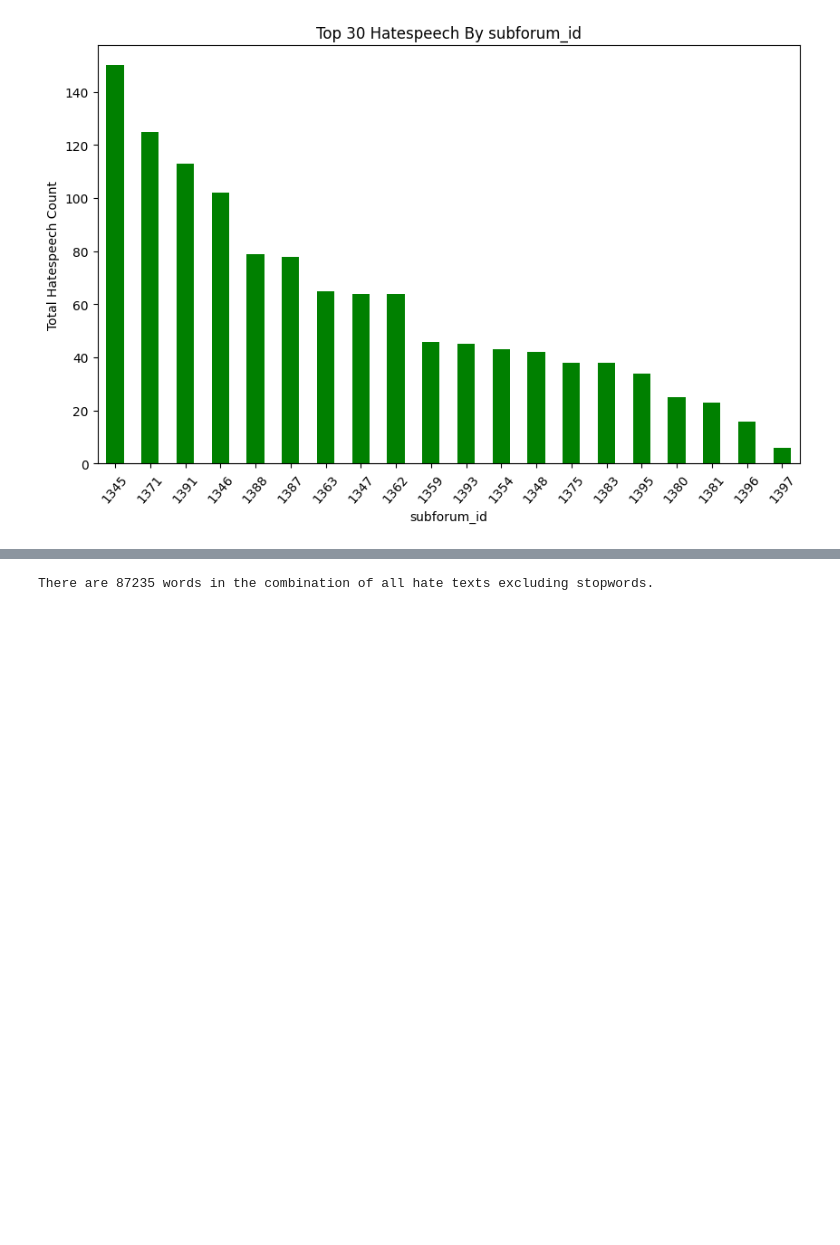
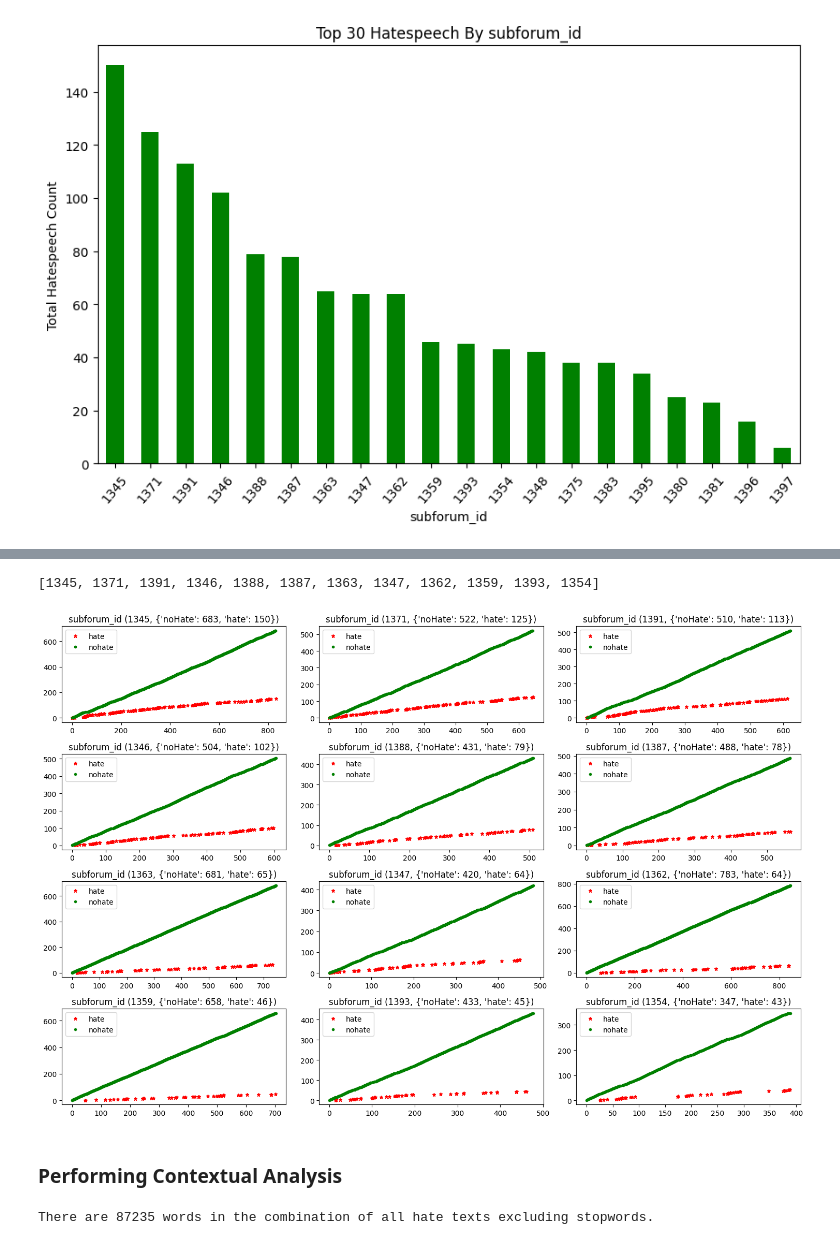
Before and after one commit to Kav1n-Lal/NLP_hate_speech_extraction_analysis_and_detection, a Jupyter notebook: hatespeech_analysis.ipynb, the cells around one changed output, grey strips where cells are left out. Drawn from its saved outputs; the diff is of its cells as text; code cells hidden in the pictures; blank space fills up the shorter version.

```diff
--- a/hatespeech_analysis.ipynb
+++ b/hatespeech_analysis.ipynb
@@ -64,3 +196,13 @@ plt.show()
+# %%
+list(df_hate['subforum_id'].value_counts().sort_values(ascending=False).index)[:12]
+# %% [output]
+[1345, 1371, 1391, 1346, 1388, 1387, 1363, 1347, 1362, 1359, 1393, 1354]
+# %%
+subforum_pattern(1345, 1371, 1391, 1346, 1388, 1387, 1363, 1347, 1362, 1359, 1393, 1354)
+# %% [output]
+[figure, added]
+# %% [markdown]
+### Performing Contextual Analysis
 # %%
 hate_corpus =[text for text in df_hate.corrected_text]
 
```
Also changed, not shown: parts of 19 cells of this notebook, 3 other files.
